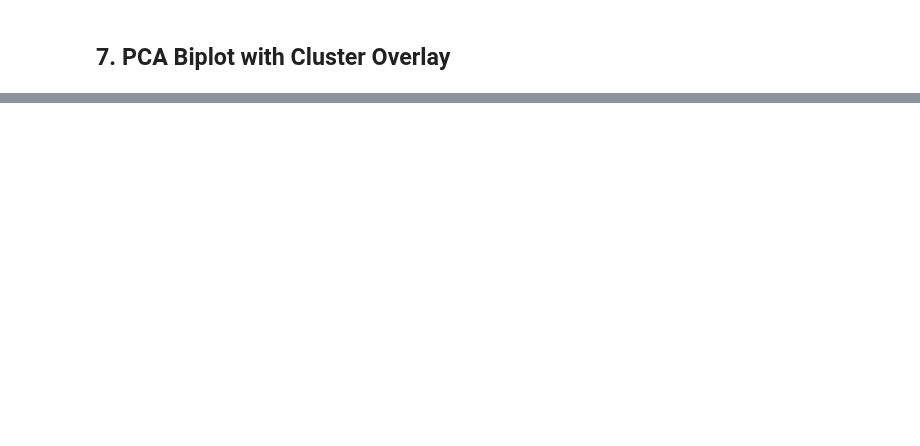
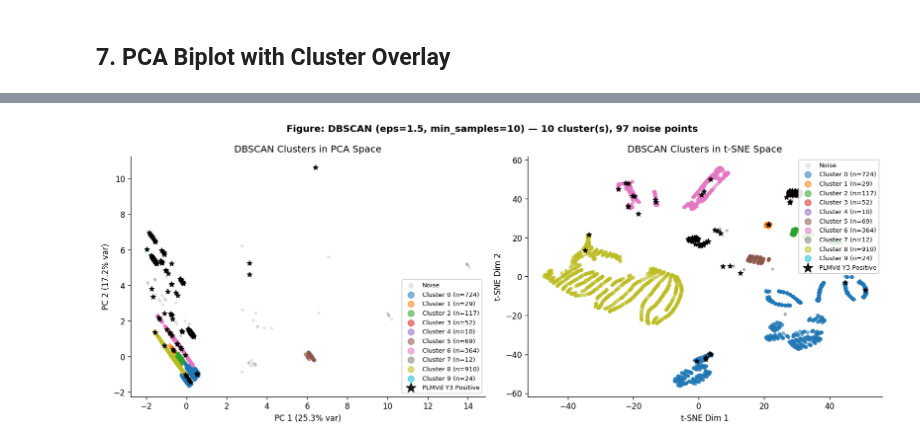
Before and after one commit to emmaabraham04/S26-CPSC4300-Final-Project, a Jupyter notebook: ThreeYearVirusVisualizations.ipynb, the cells around one changed output, grey strips where cells are left out. Cells and saved outputs as stored; diff of their text form; code cells hidden in the pictures; blank space fills up the shorter version.

```diff
--- a/ThreeYearVirusVisualizations.ipynb
+++ b/ThreeYearVirusVisualizations.ipynb
@@ -397,0 +510,46 @@ plt.show()
+# %%
+# --- Step 3: Visualize DBSCAN in PCA and t-SNE space ---
+unique_labels = sorted(set(db_labels))
+cmap_db = plt.cm.get_cmap('tab10', max(n_clusters, 1))
+
+def db_color(label):
+    return '#aaaaaa' if label == -1 else cmap_db(label)
+
+fig, axes = plt.subplots(1, 2, figsize=(14, 5.5))
+
+for label in unique_labels:
+    idx_l = db_labels == label
+    name  = 'Noise' if label == -1 else f'Cluster {label} (n={idx_l.sum()})'
+    col   = db_color(label)
+    size  = 8 if label == -1 else 15
+    alpha = 0.25 if label == -1 else 0.55
+    axes[0].scatter(X_pca[idx_l, 0], X_pca[idx_l, 1],
+                    s=size, alpha=alpha, color=col, label=name)
+    axes[1].scatter(X_tsne[idx_l, 0], X_tsne[idx_l, 1],
+                    s=size, alpha=alpha, color=col, label=name)
+
+# Overlay PLMVd Y3 positive trees
+for ax in axes:
+    ax.scatter(X_pca[pos_idx, 0] if ax is axes[0] else X_tsne[pos_idx, 0],
+               X_pca[pos_idx, 1] if ax is axes[0] else X_tsne[pos_idx, 1],
+               s=40, alpha=0.9, color='black', marker='*',
+               label='PLMVd Y3 Positive', zorder=5)
+
+axes[0].set_title('DBSCAN Clusters in PCA Space')
+axes[0].set_xlabel(f'PC 1 ({pca_full.explained_variance_ratio_[0]*100:.1f}% var)')
+axes[0].set_ylabel(f'PC 2 ({pca_full.explained_variance_ratio_[1]*100:.1f}% var)')
+axes[0].legend(fontsize=8, framealpha=0.9, markerscale=2)
+
+axes[1].set_title('DBSCAN Clusters in t-SNE Space')
+axes[1].set_xlabel('t-SNE Dim 1')
+axes[1].set_ylabel('t-SNE Dim 2')
+axes[1].legend(fontsize=8, framealpha=0.9, markerscale=2)
+
+plt.suptitle(f'Figure: DBSCAN (eps={EPS}, min_samples={MIN_SAMPLES}) — '
+             f'{n_clusters} cluster(s), {n_noise} noise points',
+             fontsize=12, fontweight='bold')
+plt.tight_layout()
+plt.savefig('fig_dbscan_projected.png', dpi=150, bbox_inches='tight')
+plt.show()
+# %% [output]
+[figure, added]
```
Also changed, not shown: parts of 17 cells of this notebook, 12 other files.
